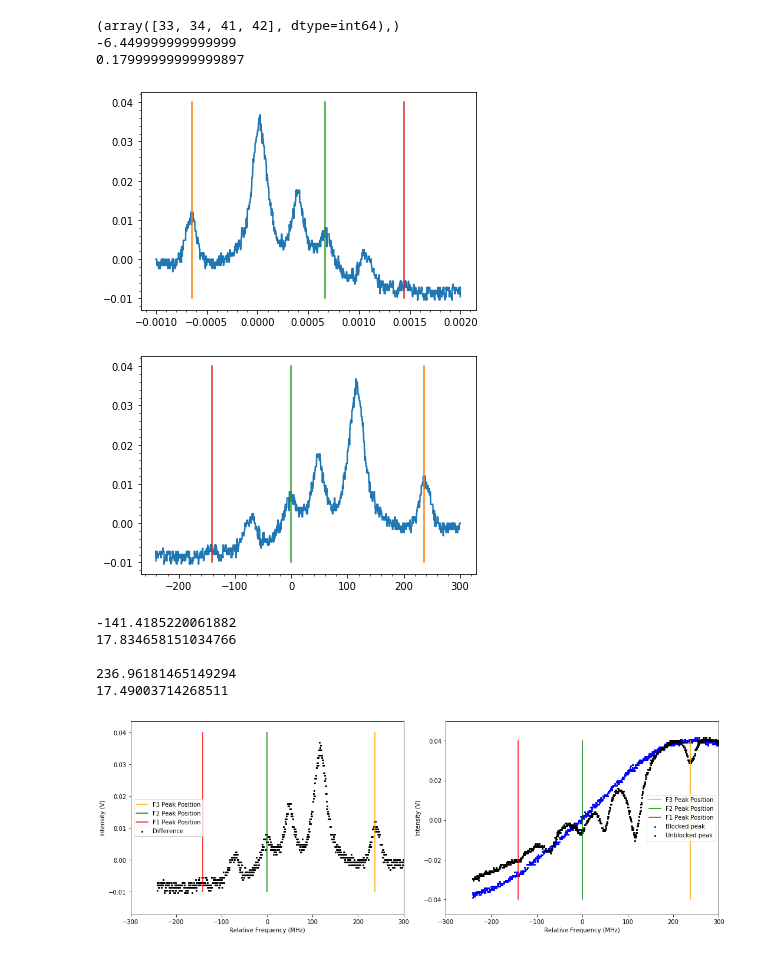
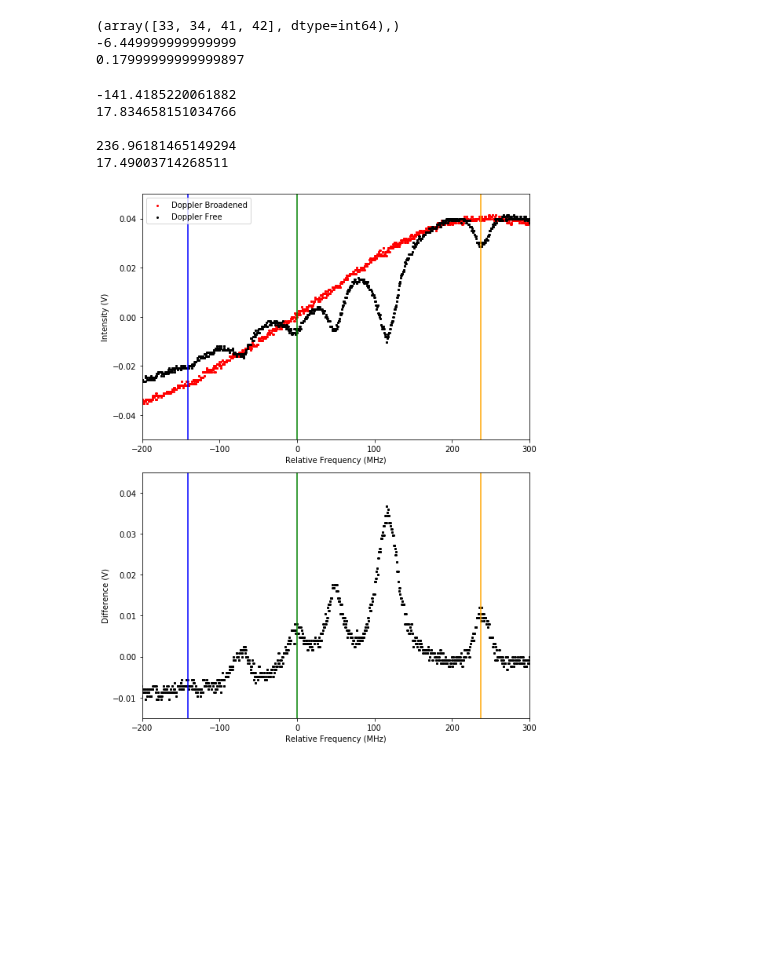
Before and after one commit to maxpodgorski/do-not-look-directly-at-the-laser, a Jupyter notebook: Single Peak.ipynb, the cells around one changed output. Drawn from its saved outputs; the diff is of its cells as text; code cells hidden in the pictures; blank space fills up the shorter version.

```diff
--- a/Single Peak.ipynb
+++ b/Single Peak.ipynb
@@ -442,67 +442,69 @@ print( F3PeakPos_err * 10000 )
 0.17999999999999897
 # %%
 # Uncalibrated difference
-plt.plot(x , diff)
-plt.plot([F3PeakPos, F3PeakPos], [-.01, .04])
-plt.plot([F2PeakPos, F2PeakPos], [-.01, .04])
-plt.plot([F1PeakPos, F1PeakPos], [-.01, .04])
-plt.minorticks_on()
-plt.show()
+#plt.plot(x , diff)
+#plt.plot([F3PeakPos, F3PeakPos], [-.01, .04])
+#plt.plot([F2PeakPos, F2PeakPos], [-.01, .04])
+#plt.plot([F1PeakPos, F1PeakPos], [-.01, .04])
+#plt.minorticks_on()
+#plt.show()
 
 Calx = 1000 * Cali(x, F2PeakPos, RampSlope)
 CalF1PeakPos = 1000 * Cali(F1PeakPos, F2PeakPos, RampSlope)
 CalF3PeakPos = 1000 * Cali(F3PeakPos, F2PeakPos, RampSlope)
 
 #Cali_Err(t, t_err, t0, t0_err, DriveSlope, DriveSlope_err)
 CalF1PeakPos_err = 1000 * Cali_Err(F1PeakPos, F1PeakPos_err, F2PeakPos, F2PeakPos_err, RampSlope, RampSlope_err)
 CalF2PeakPos_err = 1000 * Cali_Err(F2PeakPos, F2PeakPos_err, F2PeakPos, F2PeakPos_err, RampSlope, RampSlope_err)
 CalF3PeakPos_err = 1000 * Cali_Err(F3PeakPos, F3PeakPos_err, F2PeakPos, F2PeakPos_err, RampSlope, RampSlope_err)
 
 # Calibrated difference
-plt.plot(Calx , diff)
-plt.plot([CalF3PeakPos, CalF3PeakPos], [-.01, .04])
-plt.plot([0, 0], [-.01, .04])
-plt.plot([CalF1PeakPos, CalF1PeakPos], [-.01, .04])
-plt.minorticks_on()
-plt.show()
+#plt.plot(Calx , diff)
+#plt.plot([CalF3PeakPos, CalF3PeakPos], [-.01, .04])
+#plt.plot([0, 0], [-.01, .04])
+#plt.plot([CalF1PeakPos, CalF1PeakPos], [-.01, .04])
+#plt.minorticks_on()
+#plt.show()
 
 
 fig = plt.figure(figsize=(15,10))
 
-fig1 = fig.add_subplot(2,2,1)
-fig1.scatter(Calx, diff, label='Difference', color='black', s=4)
-fig1.plot([CalF3PeakPos, CalF3PeakPos], [-.01, .04], label='F3 Peak Position', color='orange')
-fig1.plot([0, 0], [-.01, .04], label='F2 Peak Position', color='green')
-fig1.plot([CalF1PeakPos, CalF1PeakPos], [-.01, .04], label='F1 Peak Position', color='red')
-fig1.set_xlim(-300,300)
+fig1 = fig.add_subplot(2,2,3)
+fig1.scatter(Calx, diff, color='black', s=4)#, label='Difference')
+fig1.plot([CalF3PeakPos, CalF3PeakPos], [-.1, .1], color='orange')#, label='F3 Peak Position')
+fig1.plot([0, 0], [-.1, .1], color='green')#, label='F2 Peak Position')
+fig1.plot([CalF1PeakPos, CalF1PeakPos], [-.1, .1], color='blue')#, label='F1 Peak Position')
+fig1.set_xlim(-200,300)
+fig1.set_ylim(-0.015, 0.045)
 fig1.set_xlabel("Relative Frequency (MHz)")
-fig1.set_ylabel("Intensity (V)")
-fig1.legend();
+fig1.set_ylabel("Difference (V)")
+#fig1.legend();
 
-fig2 = fig.add_subplot(2,2,2)
-fig2.scatter(Calx, Bly, label='Blocked peak', color='blue', s=4)
-fig2.scatter(Calx, UnBly, label='Unblocked peak', color='black', s=4)
-fig2.plot([CalF3PeakPos, CalF3PeakPos], [-.04, .04], label='F3 Peak Position', color='orange')
-fig2.plot([0, 0], [-.04, .04], label='F2 Peak Position', color='green')
-fig2.plot([CalF1PeakPos, CalF1PeakPos], [-.04, .04], label='F1 Peak Position', color='red')
-fig2.set_xlim(-300,300)
+fig2 = fig.add_subplot(2,2,1)
+fig2.scatter(Calx, Bly, label='Doppler Broadened', color='red', s=4)
+fig2.scatter(Calx, UnBly, label='Doppler Free', color='black', s=4)
+fig2.plot([CalF3PeakPos, CalF3PeakPos], [-.1, .1], color='orange')#, label='F3 Peak Position')
+fig2.plot([0, 0], [-.1, .1], color='green')#, label='F2 Peak Position')
+fig2.plot([CalF1PeakPos, CalF1PeakPos], [-.1, .1], color='blue')#, label='F1 Peak Position')
+fig2.set_xlim(-200,300)
+fig2.set_ylim(-0.05, 0.05)
 fig2.set_xlabel("Relative Frequency (MHz)")
 fig2.set_ylabel("Intensity (V)")
 fig2.legend();
 
 fig.tight_layout()
 
+fig.savefig('SinglePeak.jpg', bbox_inches='tight', dpi=150)
+
 print(CalF1PeakPos)
 print(CalF1PeakPos_err)
 print("")
 print(CalF3PeakPos)
 print(CalF3PeakPos_err)
 # %% [output]
+-141.4185220061882
+17.834658151034766
+
+236.96181465149294
+17.49003714268511
-[figure, old version]
+[figure, new version]
-[figure, removed]
--141.4185220061882
-17.834658151034766
-
-236.96181465149294
-17.49003714268511
-[figure, removed]
```
Also changed, not shown: parts of 1 cell of this notebook, 5 other files.
